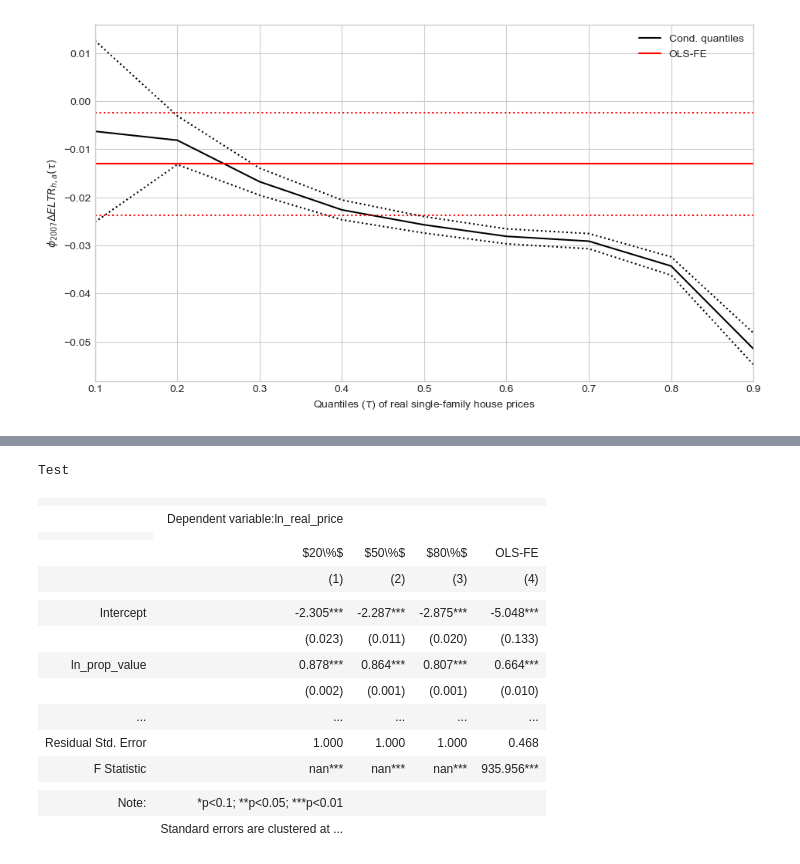
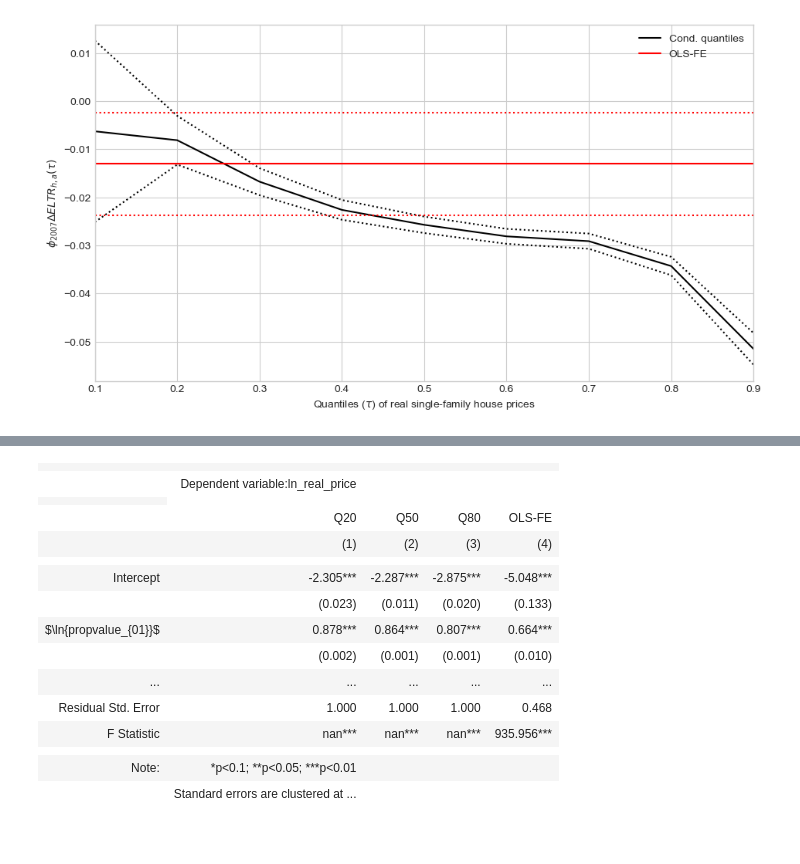
Before and after one commit to jorgenhost/No_taxation_without_capitalization, a Jupyter notebook: main.ipynb, the cells around one changed output, grey strips where cells are left out. Drawn from its saved outputs; the diff is of its cells as text; code cells hidden in the pictures.

```diff
--- a/main.ipynb
+++ b/main.ipynb
@@ -532,3 +540,6 @@ ols_fe_ci = res_ols_fe.conf_int(alpha=0.1).loc['year2007_delta_tax_eff'].to_list
 ols_fe_ci
 # %% [output]
 [-0.02366939490425715, -0.0023275344563949175]
+# %%
+res_ols_fe.rsquared = None
+res_ols_fe.adjrsquared = None
@@ -611,6 +607,8 @@ quantiles = np.arange(0.2, 0.8+0.2, 0.3)
 
 for quantile in quantiles:
     res = mod_quantile_fe_across.fit(q=quantile,cov_type='cluster', cov_kwds={'groups': df_merged_index['kommune_old']})
+    res.rsquared=None
+    res.rsquared_adj=None
     list_of_models.append(res)
 
 list_of_models.append(res_ols_fe)
@@ -654,25 +615,35 @@ tab
-# %%
-tab_notes = ['Standard errors are clustered at the area level ("old" municipalities)']
-
-tab.custom_columns([r'$20\%$', r'$50\%$', r'$80\%$', 'OLS-FE'], [1,1,1,1])
-tab.show_degrees_of_freedom(False)
-tab.add_custom_notes(tab_notes)
-tab
-# %% [output]
-Test
-|  |  |  |  |  |
-|  | Dependent variable:ln_real_price |  |  |  |
-|  |
-|  | $20\%$ | $50\%$ | $80\%$ | OLS-FE |
-|  | (1) | (2) | (3) | (4) |
-|  |  |  |  |  |
-| Intercept | -2.305*** | -2.287*** | -2.875*** | -5.048*** |
-|  | (0.023) | (0.011) | (0.020) | (0.133) |
-| ln_prop_value | 0.878*** | 0.864*** | 0.807*** | 0.664*** |
-|  | (0.002) | (0.001) | (0.001) | (0.010) |
-| ... | ... | ... | ... | ... |
-| Residual Std. Error | 1.000 | 1.000 | 1.000 | 0.468 |
-| F Statistic | nan*** | nan*** | nan*** | 935.956*** |
-|  |  |  |  |  |
-| Note: | *p<0.1; **p<0.05; ***p<0.01 |  |  |  |
-|  | Standard errors are clustered at ... |  |  |  |
+# %%
+tab=Stargazer(list_of_models)
+tab.rename_covariates({'ln_prop_value': r'$\ln{propvalue_{01}}$',
+                       'year2005_delta_tax_eff': r'$2005\Delta ELTR$',
+                       'year2006_delta_tax_eff': r'$2006\Delta ELTR$',
+                       'year2007_delta_tax_eff': r'$2007\Delta ELTR$',
+                       'year2008_delta_tax_eff': r'$2008\Delta ELTR$'})
+tab.custom_columns(['Q20', 'Q50', 'Q80', 'OLS-FE'], [1,1,1,1])
+tab.show_degrees_of_freedom(False)
+tab_notes = ['Standard errors are clustered at the area level ("old" municipalities)']
+tab.add_custom_notes(tab_notes)
+
+file_name = "tabs/reg_results.tex" #Include directory path if needed
+tex_file = open( file_name, "w" ) #This will overwrite an existing file
+tex_file.write( tab.render_latex() )
+tex_file.close()
+
+tab
+# %% [output]
+|  |  |  |  |  |
+|  | Dependent variable:ln_real_price |  |  |  |
+|  |
+|  | Q20 | Q50 | Q80 | OLS-FE |
+|  | (1) | (2) | (3) | (4) |
+|  |  |  |  |  |
+| Intercept | -2.305*** | -2.287*** | -2.875*** | -5.048*** |
+|  | (0.023) | (0.011) | (0.020) | (0.133) |
+| $\ln{propvalue_{01}}$ | 0.878*** | 0.864*** | 0.807*** | 0.664*** |
+|  | (0.002) | (0.001) | (0.001) | (0.010) |
+| ... | ... | ... | ... | ... |
+| Residual Std. Error | 1.000 | 1.000 | 1.000 | 0.468 |
+| F Statistic | nan*** | nan*** | nan*** | 935.956*** |
+|  |  |  |  |  |
+| Note: | *p<0.1; **p<0.05; ***p<0.01 |  |  |  |
+|  | Standard errors are clustered at ... |  |  |  |
```
Also changed, not shown: parts of 10 cells of this notebook, 7 other files.
